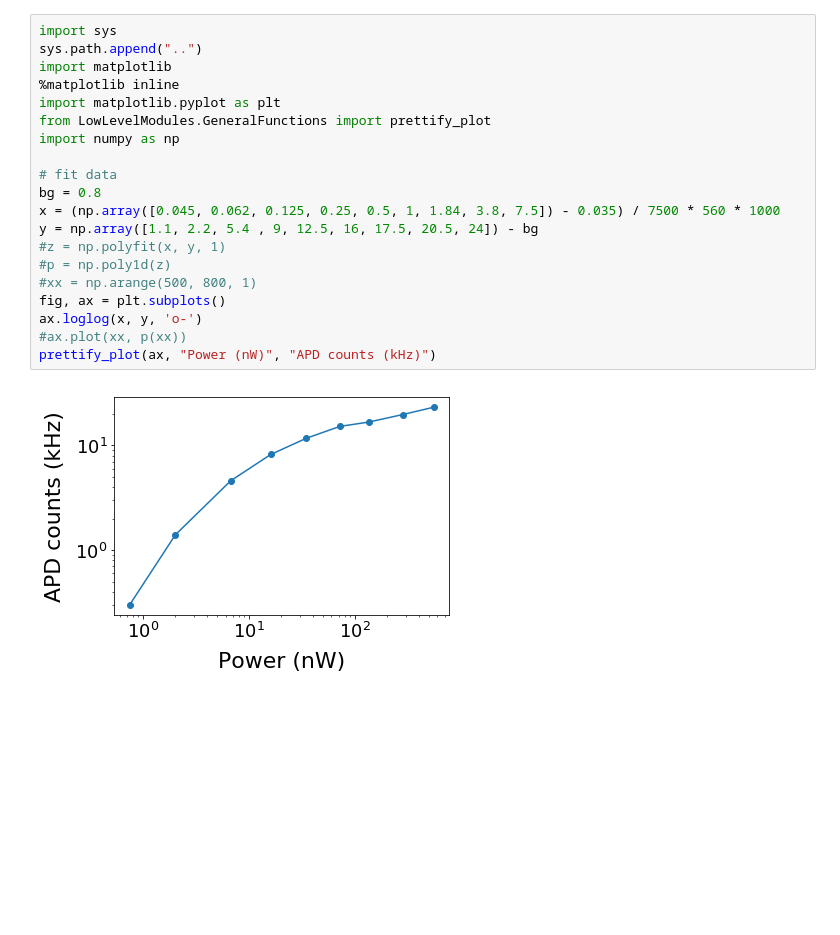
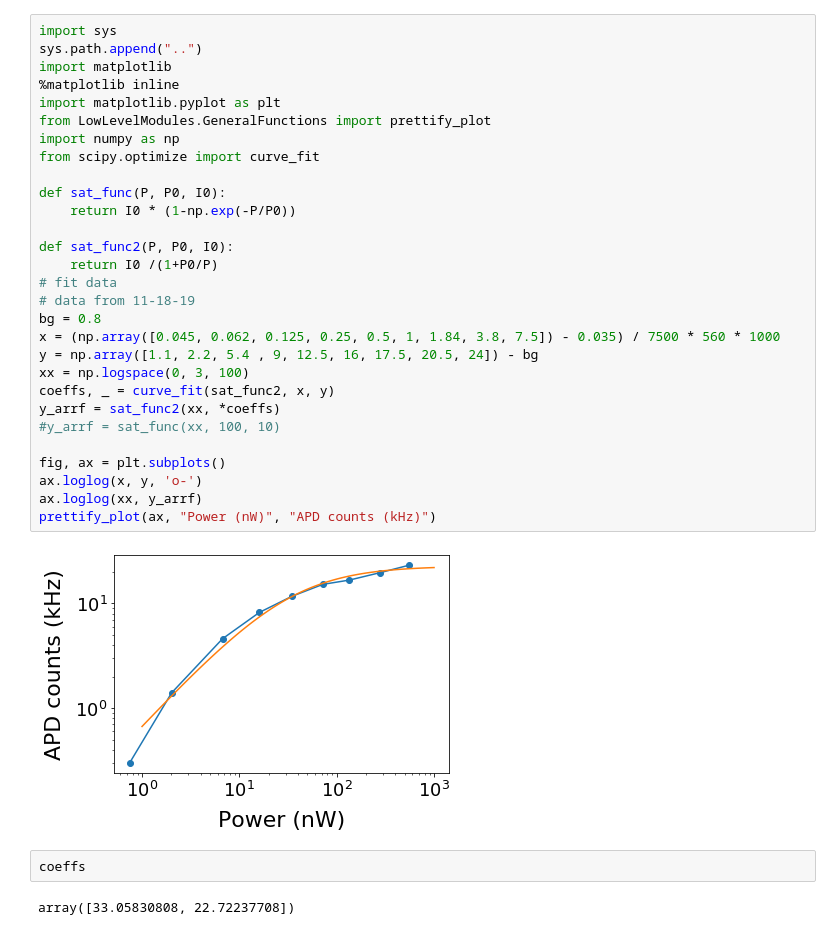
Before and after one commit to RaphaelSura/PythonPhotonicsLab, a Jupyter notebook: AnalyzeData/PowerSeries.ipynb, the cells around one changed output. Saved outputs shown, nothing was run; the diff lists cells and outputs as text; blank space fills up the shorter version.

```diff
--- a/AnalyzeData/PowerSeries.ipynb
+++ b/AnalyzeData/PowerSeries.ipynb
@@ -1,22 +1,35 @@
 # %%
 import sys
 sys.path.append("..")
 import matplotlib
 %matplotlib inline
 import matplotlib.pyplot as plt
 from LowLevelModules.GeneralFunctions import prettify_plot
 import numpy as np
+from scipy.optimize import curve_fit
 
+def sat_func(P, P0, I0):
+    return I0 * (1-np.exp(-P/P0))
+
+def sat_func2(P, P0, I0):
+    return I0 /(1+P0/P)
 # fit data
+# data from 11-18-19
 bg = 0.8
 x = (np.array([0.045, 0.062, 0.125, 0.25, 0.5, 1, 1.84, 3.8, 7.5]) - 0.035) / 7500 * 560 * 1000
 y = np.array([1.1, 2.2, 5.4 , 9, 12.5, 16, 17.5, 20.5, 24]) - bg
-#z = np.polyfit(x, y, 1)
-#p = np.poly1d(z)
-#xx = np.arange(500, 800, 1)
+xx = np.logspace(0, 3, 100)
+coeffs, _ = curve_fit(sat_func2, x, y)
+y_arrf = sat_func2(xx, *coeffs)
+#y_arrf = sat_func(xx, 100, 10)
+
 fig, ax = plt.subplots()
 ax.loglog(x, y, 'o-')
-#ax.plot(xx, p(xx))
+ax.loglog(xx, y_arrf)
 prettify_plot(ax, "Power (nW)", "APD counts (kHz)")
 # %% [output]
-[figure, old version]
+[figure, new version]
+# %%
+coeffs
+# %% [output]
+array([33.05830808, 22.72237708])
```
Also changed, not shown: 1 other file.
